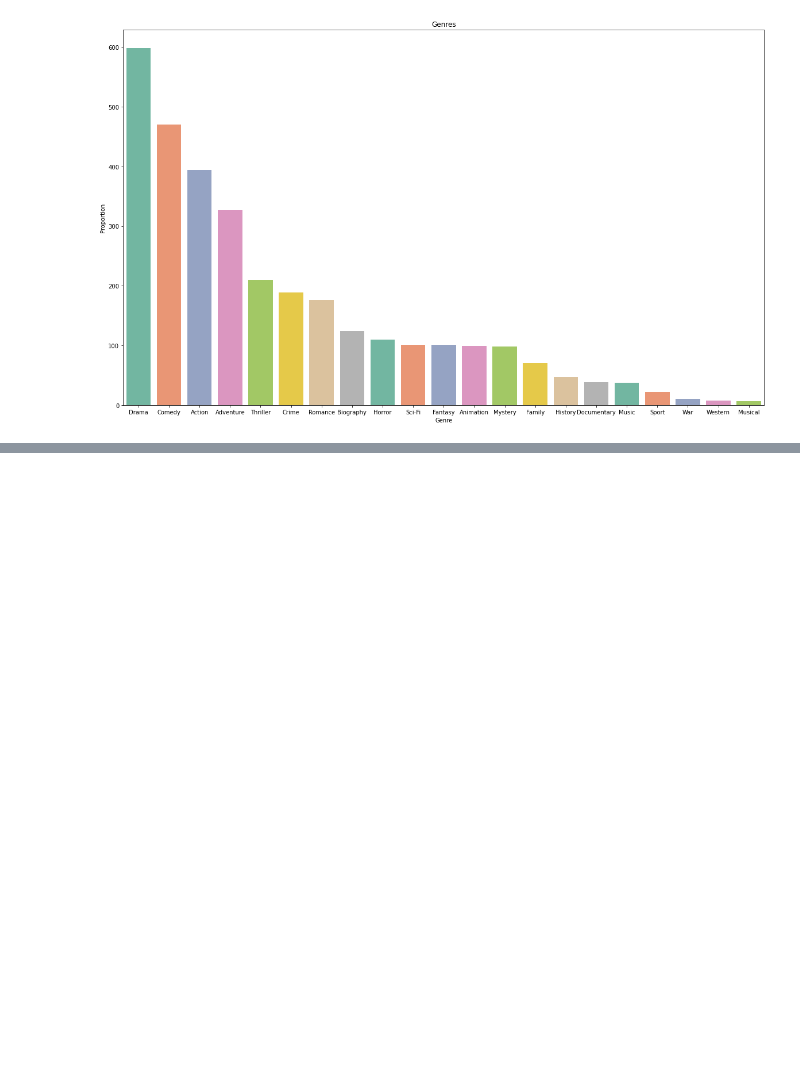
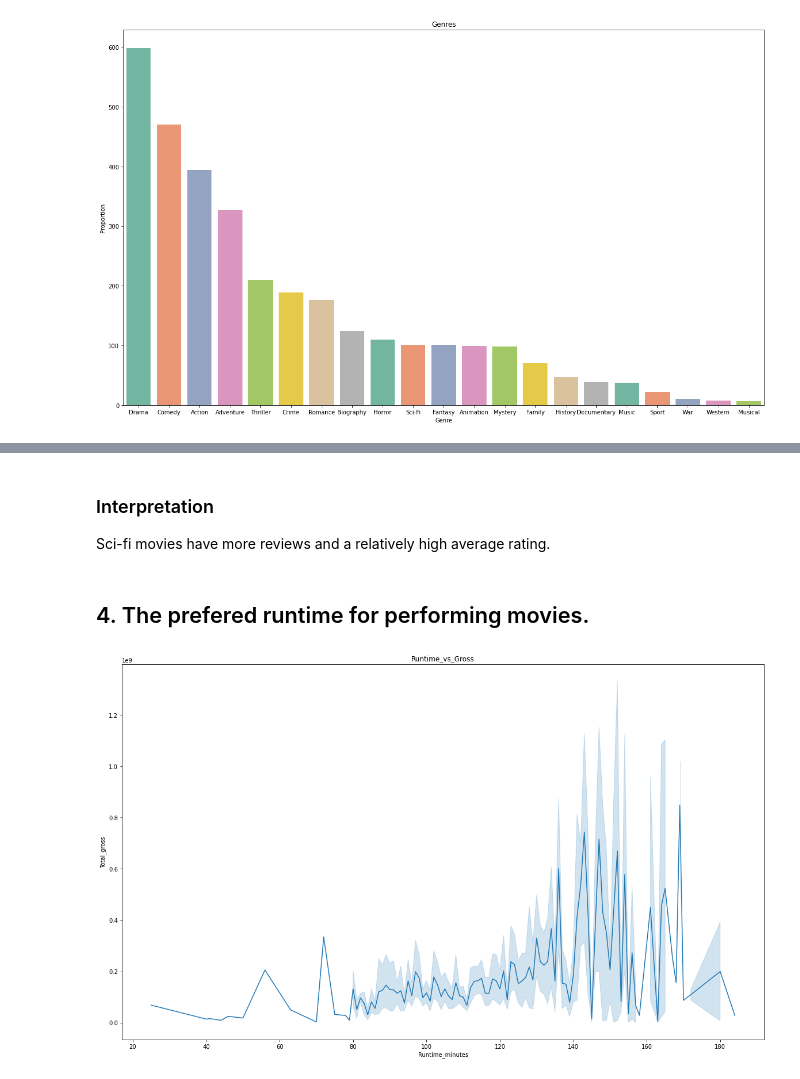
Before and after one commit to ENyawera/dsc-phase-1-project-movies, a Jupyter notebook: movies_data_analysis.ipynb, the cells around one changed output, grey strips where cells are left out. Saved outputs shown, nothing was run; the diff lists cells and outputs as text; code cells hidden in the pictures; blank space fills up the shorter version.

```diff
--- a/movies_data_analysis.ipynb
+++ b/movies_data_analysis.ipynb
@@ -335,0 +420,15 @@ This would preferably be the best genres to invest but in conjuction with other
+# %% [markdown]
+### Interpretation
+Sci-fi movies have more reviews and a relatively high average rating.
+# %% [markdown]
+## 4. The prefered runtime  for performing movies.
+# %%
+#plotting runtime against total gross income.
+
+fig = plt.subplots(figsize=(20, 12))
+
+Runtime_vs_Gross=sns.lineplot(data=combined_df, x='runtime_minutes', y='total_gross')
+Runtime_vs_Gross.set(title='Runtime_vs_Gross', ylabel='Total_gross', xlabel='Runtime_minutes')
+plt.show()
+# %% [output]
+[figure, added]
```
Also changed, not shown: parts of 26 cells of this notebook.
